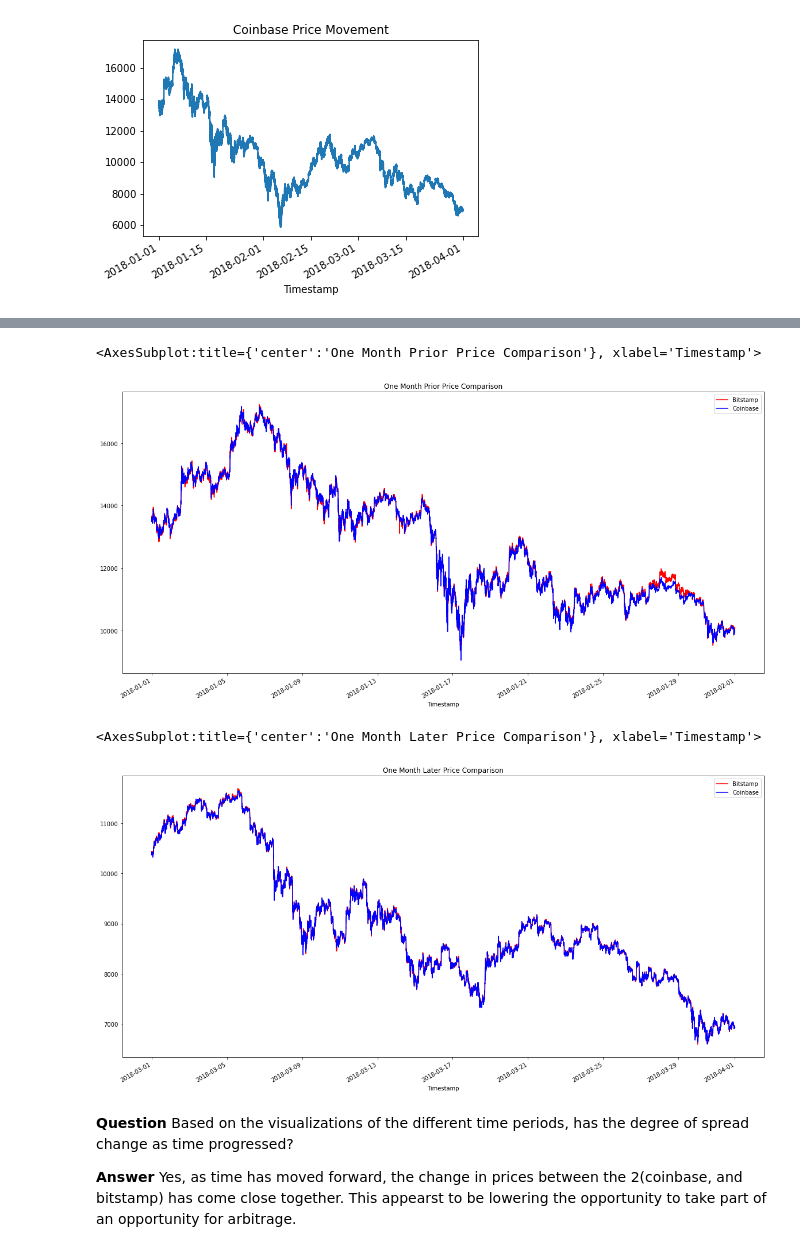
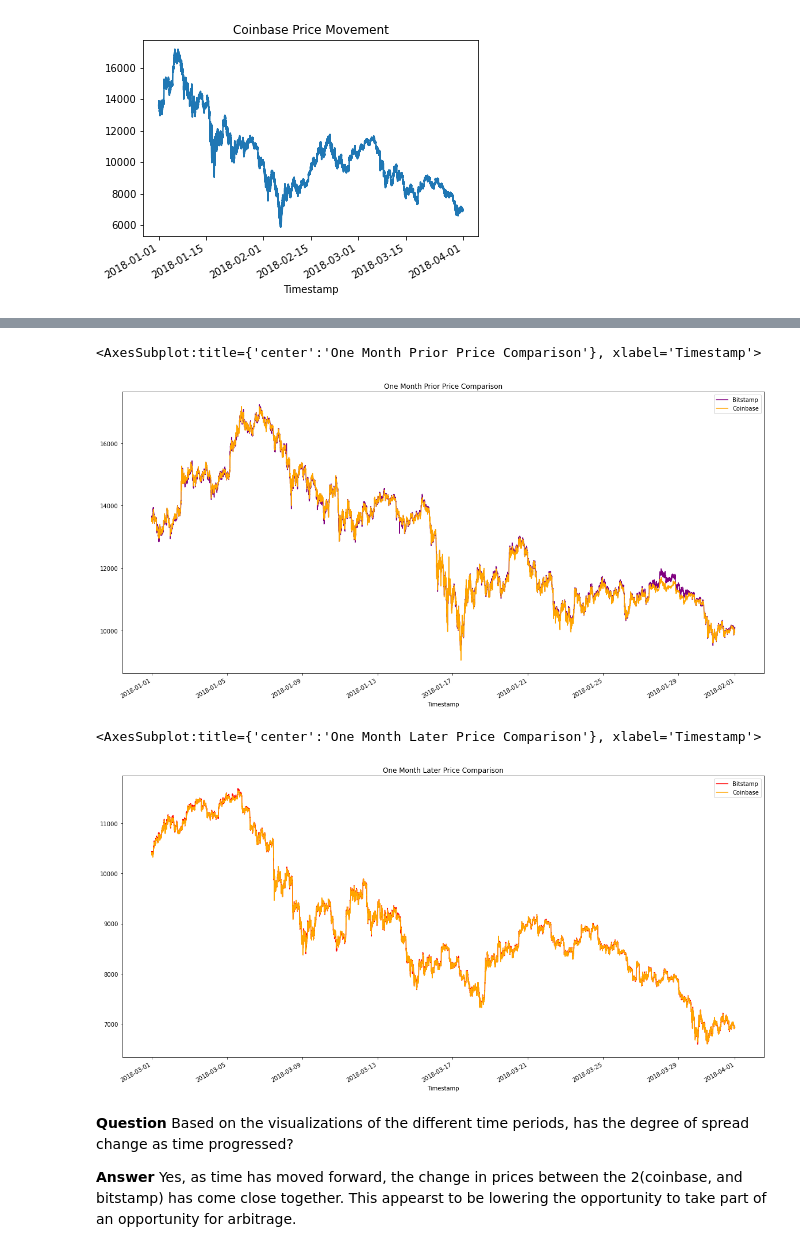
Before and after one commit to AndrewAu42/Crypto_Arbitrage, a Jupyter notebook: crypto_arbitrage.ipynb, the cells around one changed output, grey strips where cells are left out. Cells and saved outputs as stored; diff of their text form; code cells hidden in the pictures.

```diff
--- a/crypto_arbitrage.ipynb
+++ b/crypto_arbitrage.ipynb
@@ -258,16 +258,16 @@ coinbase['Close'].plot(
 # %%
 # Using the loc and plot functions, create an overlay plot that visualizes
 # the price action of both DataFrames for a one month period early in the dataset
 # Be sure to include the parameters: legend, figure size, title, and color and label
 bitstamp['Close'].loc['2018-01-01':'2018-01-31'].plot(
-    legend=True, figsize=(20,10), title="One Month Prior Price Comparison", color="red",label="Bitstamp"
+    legend=True, figsize=(20,10), title="One Month Prior Price Comparison", color="purple",label="Bitstamp"
 )
 coinbase['Close'].loc['2018-01-01':'2018-01-31'].plot(
-    legend=True, figsize=(20,10), color="blue",label="Coinbase"
+    legend=True, figsize=(20,10), color="orange",label="Coinbase"
 )
 # %% [output]
 <AxesSubplot:title={'center':'One Month Prior Price Comparison'}, xlabel='Timestamp'>
-[figure, old version]
+[figure, new version]
 # %%
 # Using the loc and plot functions, create an overlay plot that visualizes
 # the price action of both DataFrames for a one month period later in the dataset
@@ -276,11 +276,11 @@ bitstamp['Close'].loc['2018-03-01':'2018-03-31'].plot(
     legend=True, figsize=(20,10), title="One Month Later Price Comparison", color="red",label="Bitstamp"
 )
 coinbase['Close'].loc['2018-03-01':'2018-03-31'].plot(
-    legend=True, figsize=(20,10), color="blue",label="Coinbase"
+    legend=True, figsize=(20,10), color="orange",label="Coinbase"
 )
 # %% [output]
 <AxesSubplot:title={'center':'One Month Later Price Comparison'}, xlabel='Timestamp'>
-[figure, old version]
+[figure, new version]
 # %% [markdown]
 **Question** Based on the visualizations of the different time periods, has the degree of spread change as time progressed?
 
```
Also changed, not shown: parts of 22 cells of this notebook, 1 other file.
